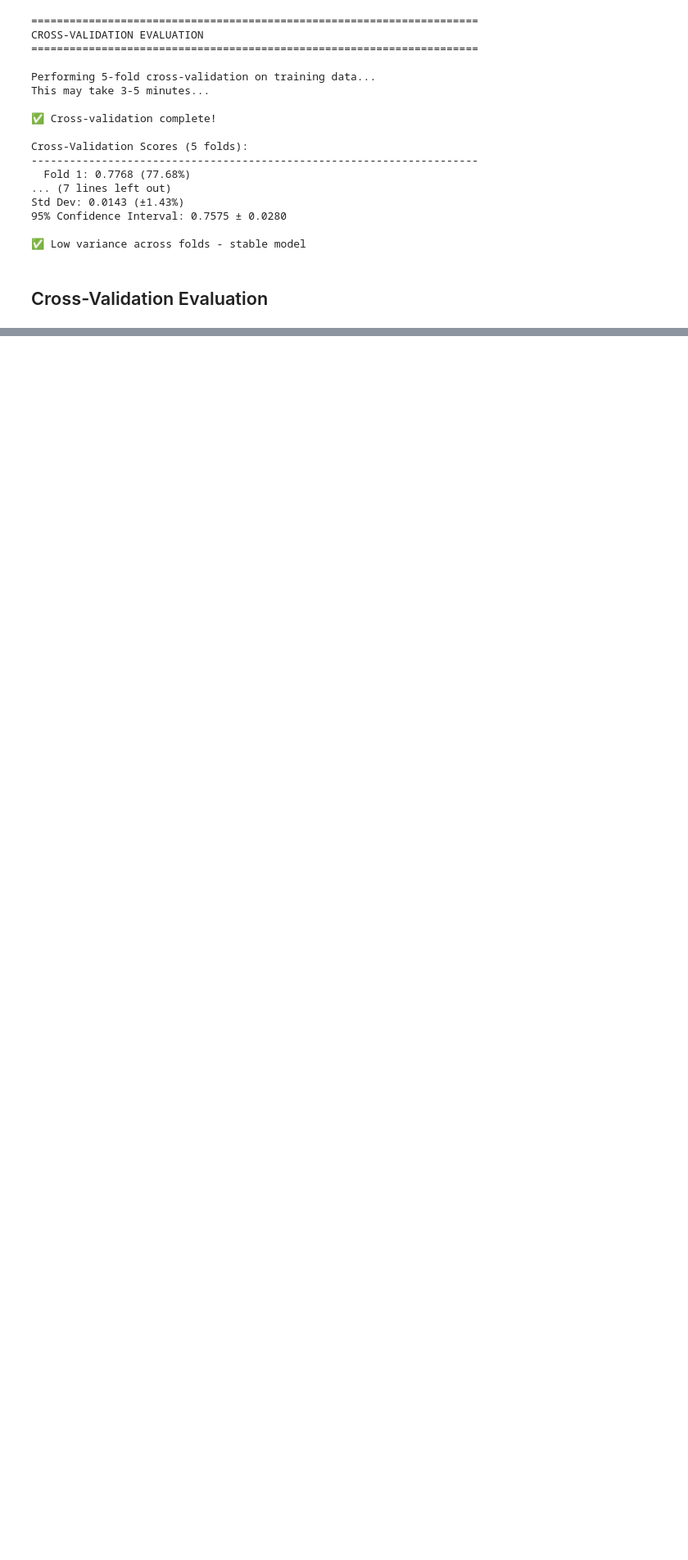
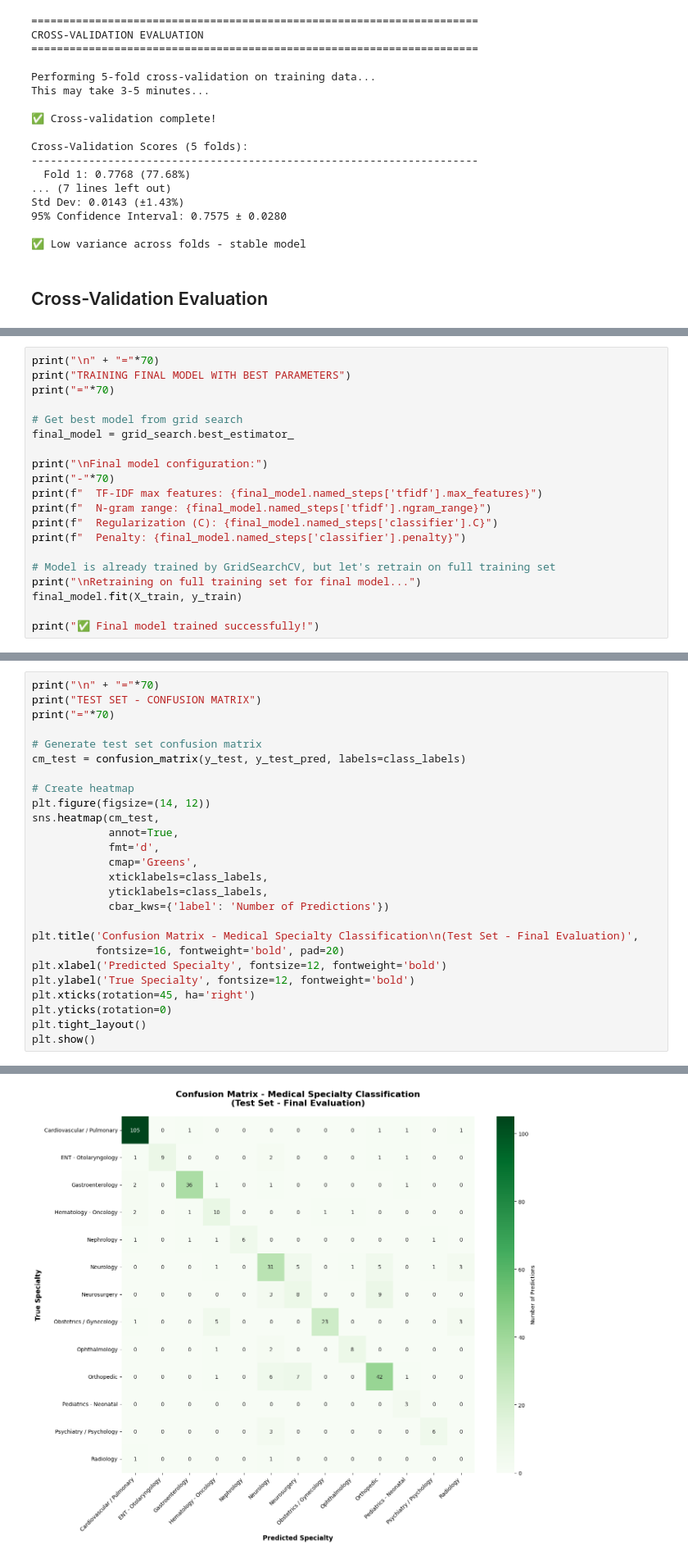
Before and after one commit to DasunNirmal/medical-ml-final-project, a Jupyter notebook: notebooks/2_classification_modeling.ipynb, the cells around one changed output, grey strips where cells are left out. Shown at 82% size. Drawn from its saved outputs; the diff is of its cells as text; blank space fills up the shorter version.

```diff
--- a/notebooks/2_classification_modeling.ipynb
+++ b/notebooks/2_classification_modeling.ipynb
@@ -316,0 +430,20 @@ Reduces variance in performance estimation -->
+# %%
+print("\n" + "="*70)
+print("TRAINING FINAL MODEL WITH BEST PARAMETERS")
+print("="*70)
+
+# Get best model from grid search
+final_model = grid_search.best_estimator_
+
+print("\nFinal model configuration:")
+print("-"*70)
+print(f"  TF-IDF max features: {final_model.named_steps['tfidf'].max_features}")
+print(f"  N-gram range: {final_model.named_steps['tfidf'].ngram_range}")
+print(f"  Regularization (C): {final_model.named_steps['classifier'].C}")
+print(f"  Penalty: {final_model.named_steps['classifier'].penalty}")
+
+# Model is already trained by GridSearchCV, but let's retrain on full training set
+print("\nRetraining on full training set for final model...")
+final_model.fit(X_train, y_train)
+
+print("✅ Final model trained successfully!")
@@ -316,0 +858,27 @@ Reduces variance in performance estimation -->
+# %%
+print("\n" + "="*70)
+print("TEST SET - CONFUSION MATRIX")
+print("="*70)
+
+# Generate test set confusion matrix
+cm_test = confusion_matrix(y_test, y_test_pred, labels=class_labels)
+
+# Create heatmap
+plt.figure(figsize=(14, 12))
+sns.heatmap(cm_test,
+            annot=True,
+            fmt='d',
+            cmap='Greens',
+            xticklabels=class_labels,
+            yticklabels=class_labels,
+            cbar_kws={'label': 'Number of Predictions'})
+
+plt.title('Confusion Matrix - Medical Specialty Classification\n(Test Set - Final Evaluation)',
+          fontsize=16, fontweight='bold', pad=20)
+plt.xlabel('Predicted Specialty', fontsize=12, fontweight='bold')
+plt.ylabel('True Specialty', fontsize=12, fontweight='bold')
+plt.xticks(rotation=45, ha='right')
+plt.yticks(rotation=0)
+plt.tight_layout()
+plt.show()
+# %% [output]
@@ -316,0 +888 @@ Reduces variance in performance estimation -->
+[figure, added]
```
Also changed, not shown: parts of 24 cells of this notebook.
